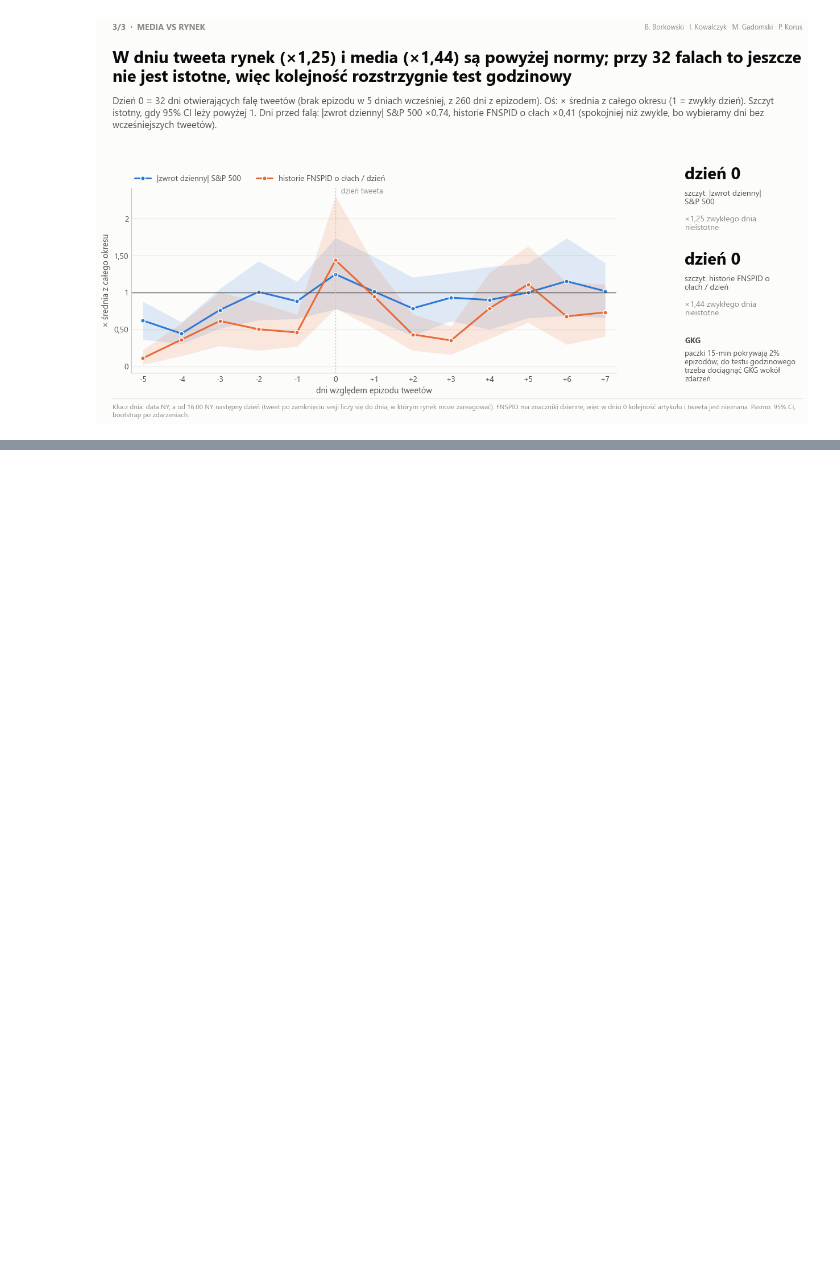
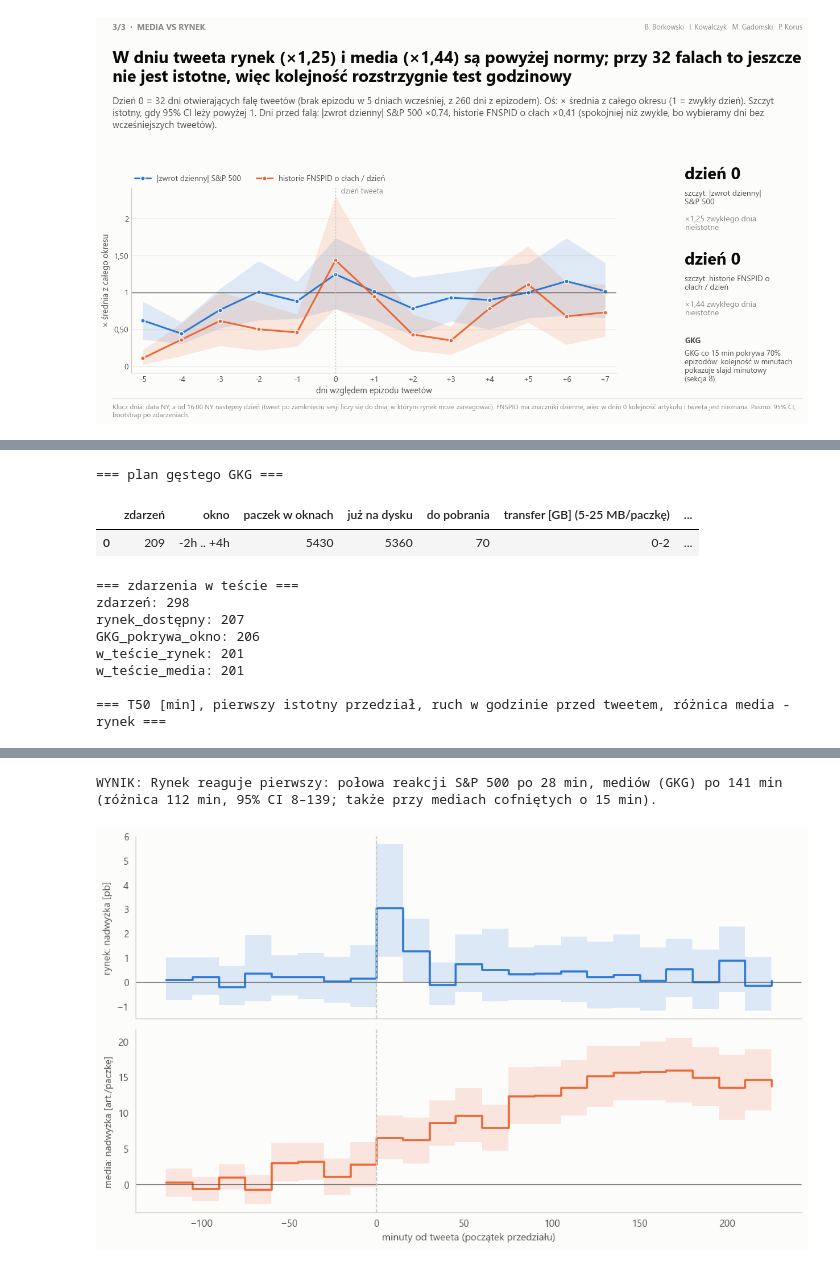
Before and after one commit to Vani-lla/tariffs-vs-social-media, a Jupyter notebook: 02_merging.ipynb, the cells around one changed output, grey strips where cells are left out. Drawn from its saved outputs; the diff is of its cells as text; code cells hidden in the pictures; blank space fills up the shorter version.

```diff
--- a/02_merging.ipynb
+++ b/02_merging.ipynb
@@ -415,0 +431,40 @@ python-pptx niedostępny: zapisano PNG i PDF (pip install python-pptx, żeby dos
+# %%
+# 8a. Plan i (opcjonalnie) pobranie gęstego GKG wokół epizodów
+DENSE_DOWNLOAD = False      # True = pobierz brakujące paczki (długo); potem czyszczenie GKG i scalenie od nowa
+BEFORE, AFTER = "2h", "4h"  # okno wokół początku epizodu
+MAX_FILES = None            # None = wszystkie epizody; np. 200 na próbę, żeby zmierzyć czas
+ONLY_OPEN = True            # tylko epizody przy otwartym rynku: test kolejności i tak wymaga ceny w chwili tweeta
+eps = res["events"].query("kind == 'trump_episode'")
+if ONLY_OPEN:
+    ml = res["market_long"]
+    eps = eps[eps["event_id"].isin(ml.loc[(ml["instrument"] == MAIN) & ml["open_at_t"].astype(bool), "event_id"])]
+if hasattr(pkg, "plan_gkg_dense"):
+    show(pkg.plan_gkg_dense(eps["t"], BEFORE, AFTER, cfg.gkg_cache_dir), "plan gęstego GKG")
+else:
+    print("Brak modułu pobierania (pip install requests).")
+if DENSE_DOWNLOAD:
+    print(pkg.download_gkg_dense(cfg, eps["t"], before=BEFORE, after=AFTER, max_files=MAX_FILES))
+    pkg.run_cleaning(cfg, only=["GKG"])                  # gkg_clean.csv z nowych paczek
+    res = pkg.build_merged(cfg, gap=GAP, k=K, seed=0)    # scalenie od nowa: nowe okna mediów 15m ... 7d
+    checks = pkg.check_merged(res, strict=True)
+# %% [output]
+=== plan gęstego GKG ===
+|  | zdarzeń | okno | paczek w oknach | już na dysku | do pobrania | transfer [GB] (5-25 MB/paczkę) | ... |
+| 0 | 209 | -2h .. +4h | 5430 | 5360 | 70 | 0-2 | ... |
+# %%
+# 8b. Test kolejności: rynek vs media co 15 min wokół epizodów
+O = pkg.order_test(res, kind="trump_episode", instrument=MAIN, before=BEFORE, after=AFTER)
+show(O["n"], "zdarzenia w teście")
+show(O["summary"].round(1), "T50 [min], pierwszy istotny przedział, ruch w godzinie przed tweetem, różnica media - rynek")
+print("WYNIK:", O["verdict"])
+if O["n"]["w_teście_media"] >= 10:
+    fig_prof = pkg.slides.slide_order_profile(res, O)  # nadwyżki na przedział, także PRZED tweetem
+# %% [output]
+=== zdarzenia w teście ===
+zdarzeń: 298
+rynek_dostępny: 207
+GKG_pokrywa_okno: 206
+w_teście_rynek: 201
+w_teście_media: 201
+
+=== T50 [min], pierwszy istotny przedział, ruch w godzinie przed tweetem, różnica media - rynek ===
@@ -415,0 +477,2 @@ python-pptx niedostępny: zapisano PNG i PDF (pip install python-pptx, żeby dos
+WYNIK: Rynek reaguje pierwszy: połowa reakcji S&P 500 po 28 min, mediów (GKG) po 141 min (różnica 112 min, 95% CI 8–139; także przy mediach cofniętych o 15 min).
+[figure, added]
```
Also changed, not shown: parts of 14 cells of this notebook, 24 other files.
